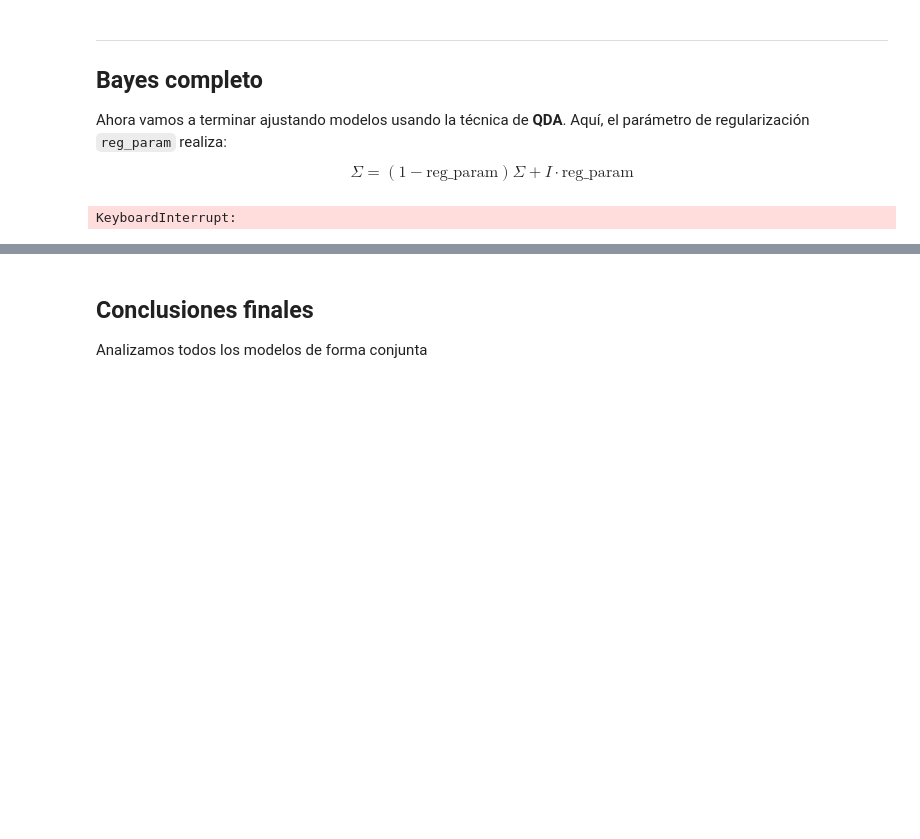
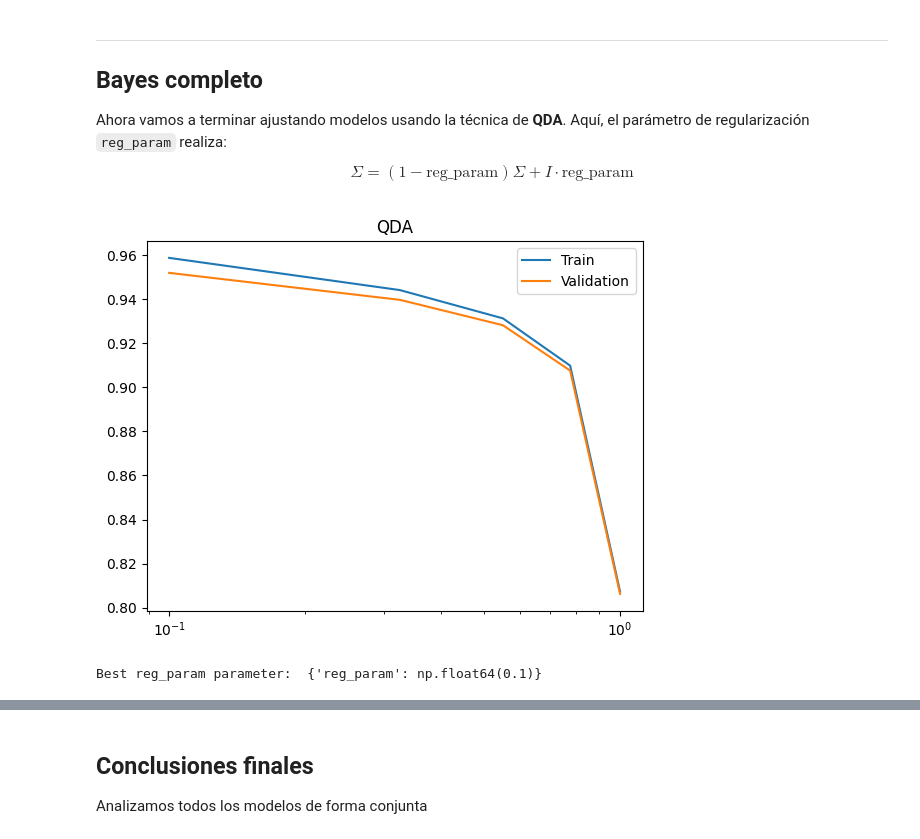
Before and after one commit to Davidjmz12/Automatic-Learning, a Jupyter notebook: Lab-05/P5.ipynb, the cells around one changed output, grey strips where cells are left out. Cells and saved outputs as stored; diff of their text form; code cells hidden in the pictures; blank space fills up the shorter version.

```diff
--- a/Lab-05/P5.ipynb
+++ b/Lab-05/P5.ipynb
@@ -357,10 +378,14 @@ $$
 # %%
 from sklearn.discriminant_analysis import QuadraticDiscriminantAnalysis
 
-mod_3_qda = QuadraticDiscriminantAnalysis(reg_param=0.1)
+mod_3_qda = QuadraticDiscriminantAnalysis(reg_param=0.1, store_covariance=True)
 
 model_3_qda = LogisticMultiClassModel(X_train, y_train, X_test, y_test, mod_3_qda, flags, "QDA")
 
-model_3_qda.k_fold_cross_validation('reg_param', np.linspace(0.1, 1, 10), "QDA")
+(best_param, best_model) = model_3_qda.k_fold_cross_validation('reg_param', np.linspace(0.1, 1, 5), "QDA")
 # %% [output]
-KeyboardInterrupt:
+[figure, added]
+# %%
+print("Best reg_param parameter: ", best_param)
+# %% [output]
+Best reg_param parameter:  {'reg_param': np.float64(0.1)}
```
Also changed, not shown: parts of 17 cells of this notebook, 1 other file.
